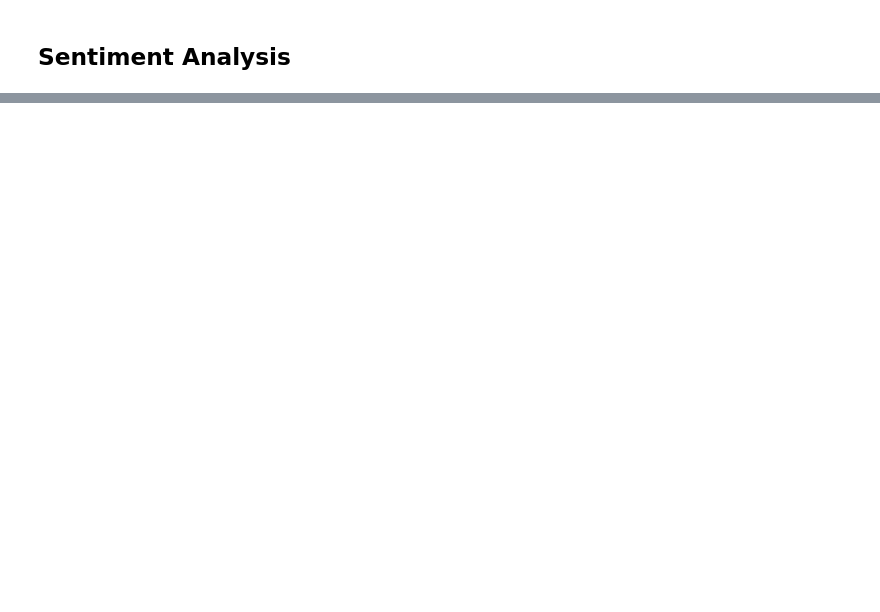
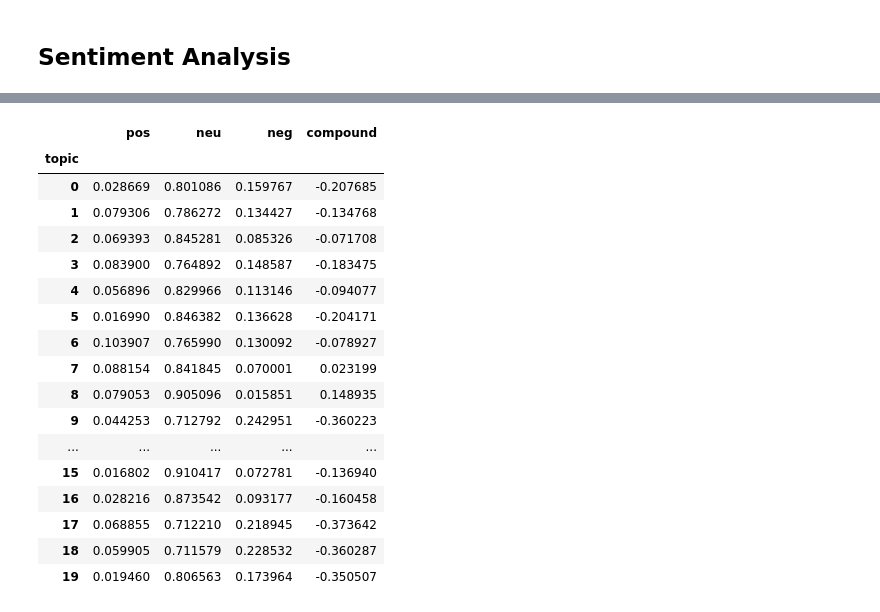
Before and after one commit to Nithin-Alluru/Reddit-Russia-Ukraine-Discourse-Analysis, a Jupyter notebook: text_analysis.ipynb, the cells around one changed output, grey strips where cells are left out. Drawn from its saved outputs; the diff is of its cells as text; code cells hidden in the pictures; blank space fills up the shorter version.

```diff
--- a/text_analysis.ipynb
+++ b/text_analysis.ipynb
@@ -495,0 +619,21 @@ comment_topic_sentiments
+# %%
+title_topic_sentiments
+# %% [output]
+|  | pos | neu | neg | compound |
+| topic |  |  |  |  |
+| 0 | 0.028669 | 0.801086 | 0.159767 | -0.207685 |
+| 1 | 0.079306 | 0.786272 | 0.134427 | -0.134768 |
+| 2 | 0.069393 | 0.845281 | 0.085326 | -0.071708 |
+| 3 | 0.083900 | 0.764892 | 0.148587 | -0.183475 |
+| 4 | 0.056896 | 0.829966 | 0.113146 | -0.094077 |
+| 5 | 0.016990 | 0.846382 | 0.136628 | -0.204171 |
+| 6 | 0.103907 | 0.765990 | 0.130092 | -0.078927 |
+| 7 | 0.088154 | 0.841845 | 0.070001 | 0.023199 |
+| 8 | 0.079053 | 0.905096 | 0.015851 | 0.148935 |
+| 9 | 0.044253 | 0.712792 | 0.242951 | -0.360223 |
+| ... | ... | ... | ... | ... |
+| 15 | 0.016802 | 0.910417 | 0.072781 | -0.136940 |
+| 16 | 0.028216 | 0.873542 | 0.093177 | -0.160458 |
+| 17 | 0.068855 | 0.712210 | 0.218945 | -0.373642 |
+| 18 | 0.059905 | 0.711579 | 0.228532 | -0.360287 |
+| 19 | 0.019460 | 0.806563 | 0.173964 | -0.350507 |
```
Also changed, not shown: parts of 17 cells of this notebook, 1 other file.
